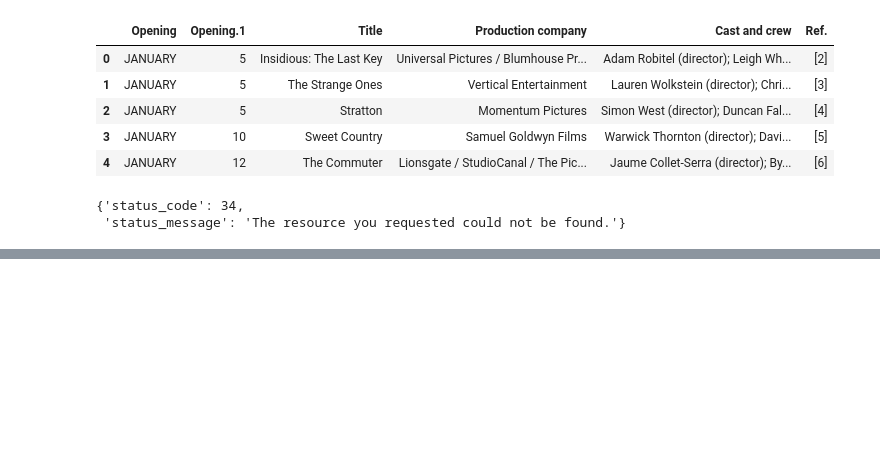
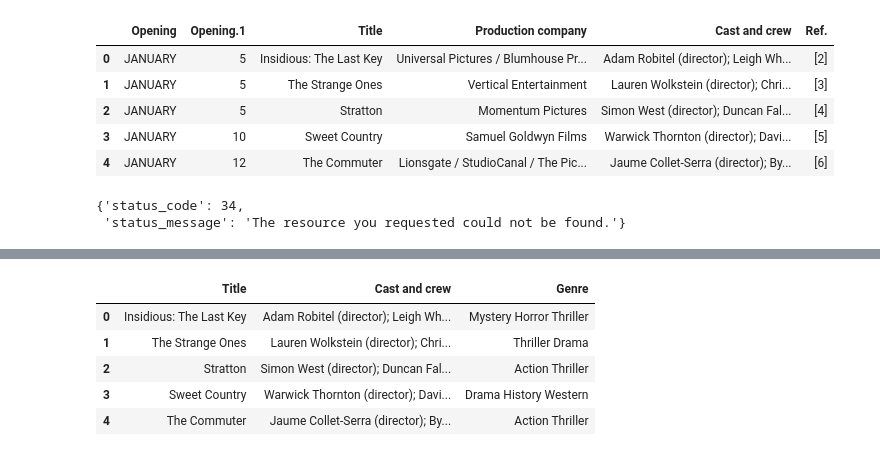
Before and after one commit to code-JOA/Movie-Reviews-Sentiment-Analysis, a Jupyter notebook: 03.Preprocessing.ipynb, the cells around one changed output, grey strips where cells are left out. Cells and saved outputs as stored; diff of their text form; code cells hidden in the pictures; blank space fills up the shorter version.

Commit message:
all functions completed for extracting data from 2018 data

```diff
--- a/03.Preprocessing.ipynb
+++ b/03.Preprocessing.ipynb
@@ -87,7 +86,7 @@ data_json
 # %%
 # de0b39d4bd85599f2e0dbce743bb0857
 # %%
-data.Genre = data["Title"].map(lambda x: Get_genre(str(x)))
+data['Genre'] = data["Title"].map(lambda x: Get_genre(str(x)))
 # %%
 # Check results
 data.head()
@@ -93,0 +100,11 @@ data.head()
+# %%
+# Selecting the data I am interested in
+data_2018 = data[["Title","Cast and crew","Genre"]]
+data_2018.head()
+# %% [output]
+|  | Title | Cast and crew | Genre |
+| 0 | Insidious: The Last Key | Adam Robitel (director); Leigh Wh... | Mystery Horror Thriller |
+| 1 | The Strange Ones | Lauren Wolkstein (director); Chri... | Thriller Drama |
+| 2 | Stratton | Simon West (director); Duncan Fal... | Action Thriller |
+| 3 | Sweet Country | Warwick Thornton (director); Davi... | Drama History Western |
+| 4 | The Commuter | Jaume Collet-Serra (director); By... | Action Thriller |
```
Also changed, not shown: parts of 15 cells of this notebook, 1 other file.
